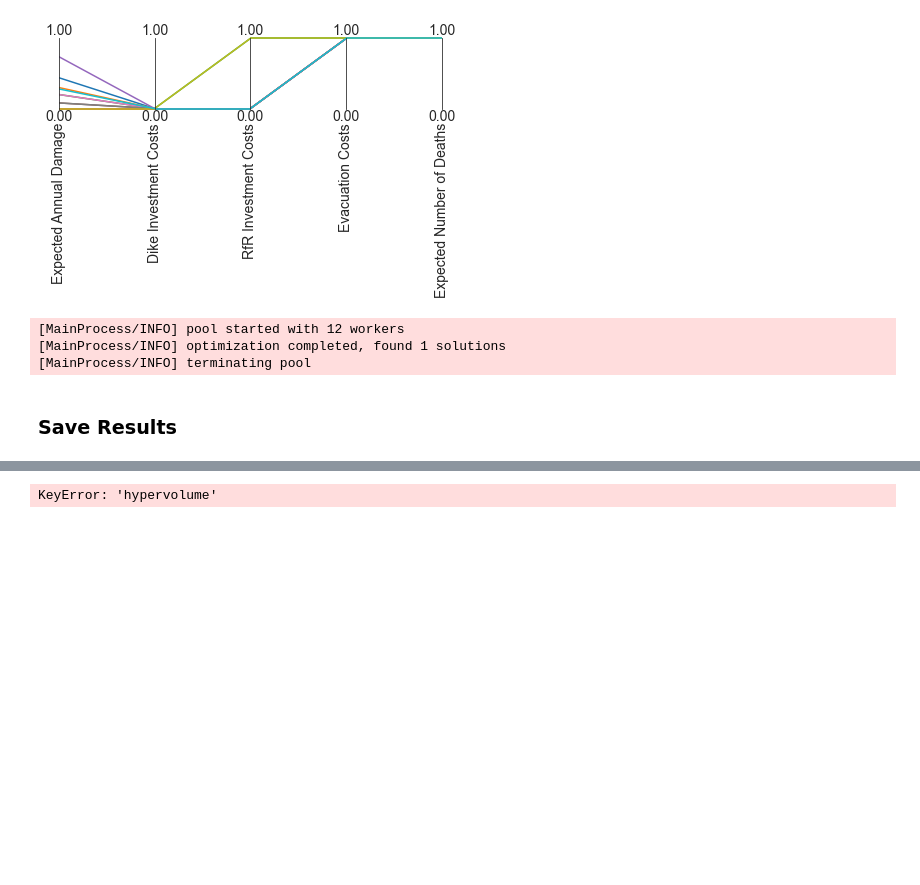
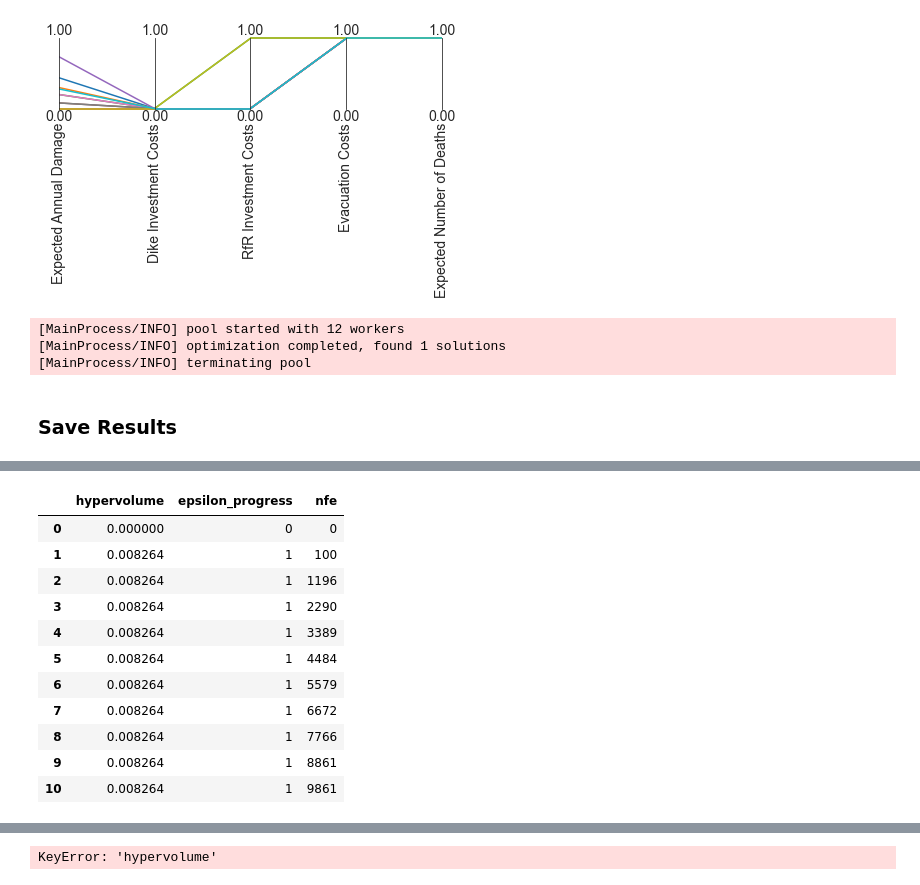
Before and after one commit to rhysits/thesis, a Jupyter notebook: final assignment/Optimization_Moro_id_2.ipynb, the cells around one changed output, grey strips where cells are left out. Cells and saved outputs as stored; diff of their text form; code cells hidden in the pictures; blank space fills up the shorter version.

Commit message:
50 hour output visualizations

```diff
--- a/final assignment/Optimization_Moro_id_2.ipynb
+++ b/final assignment/Optimization_Moro_id_2.ipynb
@@ -266,0 +271,3 @@ archive, convergence = results
+# %%
+importer = open('./output/optimization_moro/optimization.obj', 'rb')
+test = pickle.load(importer)
@@ -266,0 +294,16 @@ archive, convergence = results
+# %%
+one, two = test
+two
+# %% [output]
+|  | hypervolume | epsilon_progress | nfe |
+| 0 | 0.000000 | 0 | 0 |
+| 1 | 0.008264 | 1 | 100 |
+| 2 | 0.008264 | 1 | 1196 |
+| 3 | 0.008264 | 1 | 2290 |
+| 4 | 0.008264 | 1 | 3389 |
+| 5 | 0.008264 | 1 | 4484 |
+| 6 | 0.008264 | 1 | 5579 |
+| 7 | 0.008264 | 1 | 6672 |
+| 8 | 0.008264 | 1 | 7766 |
+| 9 | 0.008264 | 1 | 8861 |
+| 10 | 0.008264 | 1 | 9861 |
```
Also changed, not shown: parts of 9 cells of this notebook, 3 other files.
